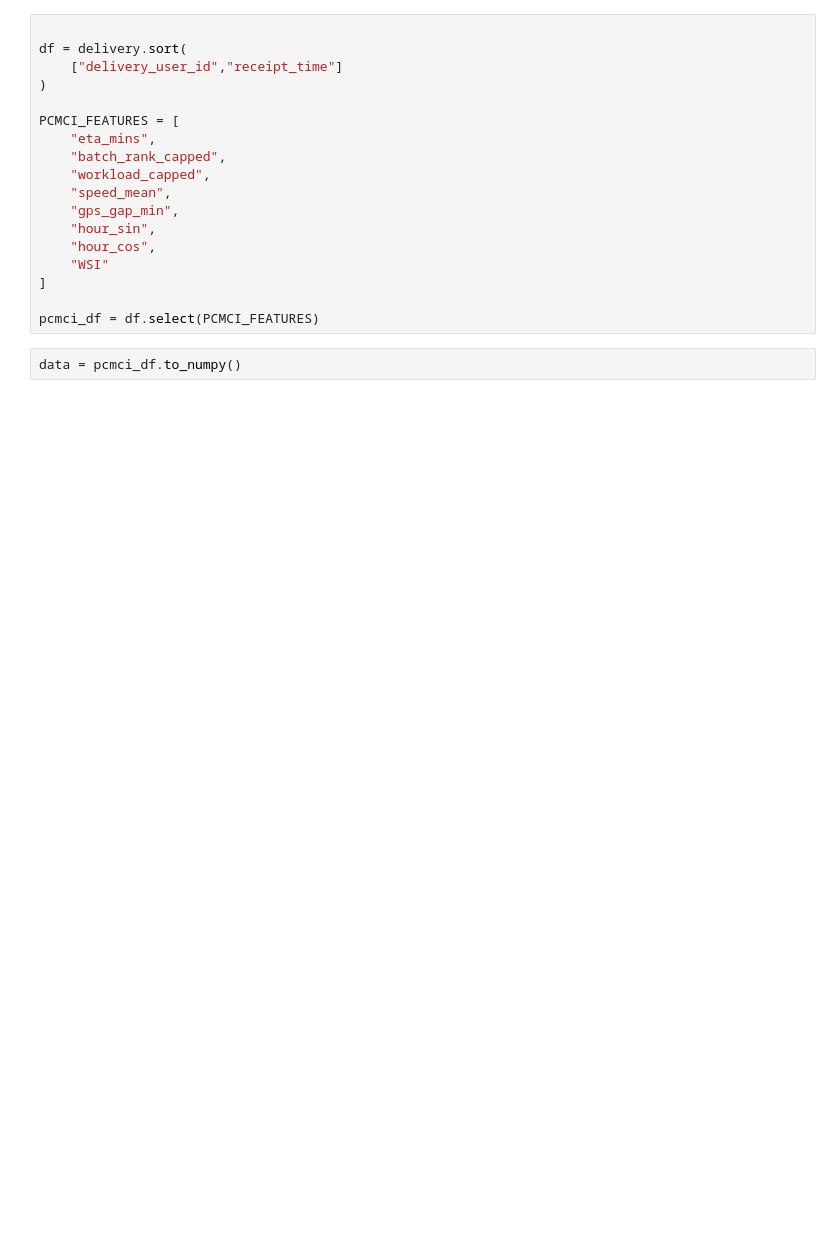
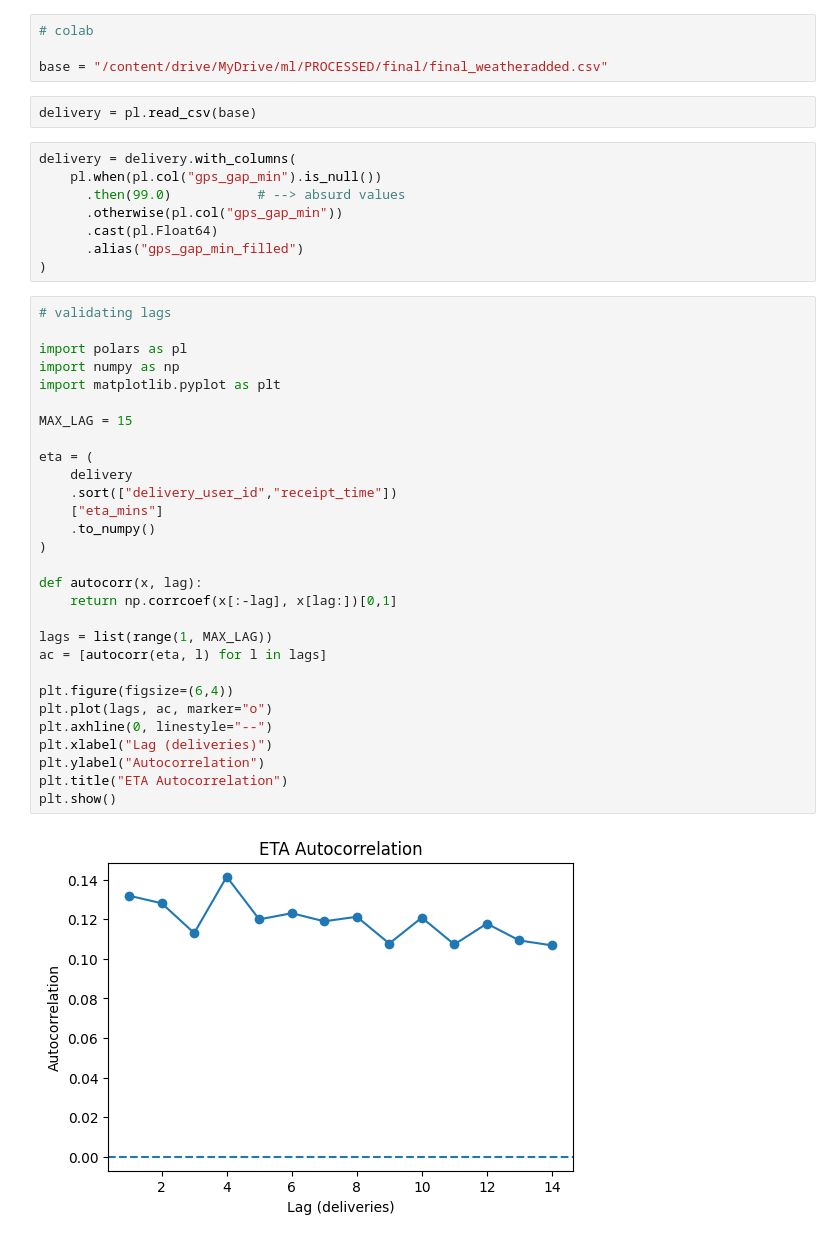
Before and after one commit to aymuos/starship, a Jupyter notebook: core/pcmciplus.ipynb, the cells around one changed output. Cells and saved outputs as stored; diff of their text form; blank space fills up the shorter version.

```diff
--- a/core/pcmciplus.ipynb
+++ b/core/pcmciplus.ipynb
@@ -16,20 +29,45 @@ delivery = pl.read_csv("dataset/ml/final/final_weatheradded.csv")
-# %%
-
-df = delivery.sort(
-    ["delivery_user_id","receipt_time"]
-)
-
-PCMCI_FEATURES = [
-    "eta_mins",
-    "batch_rank_capped",
-    "workload_capped",
-    "speed_mean",
-    "gps_gap_min",
-    "hour_sin",
-    "hour_cos",
-    "WSI"
-]
-
-pcmci_df = df.select(PCMCI_FEATURES)
-# %%
-data = pcmci_df.to_numpy()
+# %%
+# colab
+
+base = "/content/drive/MyDrive/ml/PROCESSED/final/final_weatheradded.csv"
+# %%
+delivery = pl.read_csv(base)
+# %%
+delivery = delivery.with_columns(
+    pl.when(pl.col("gps_gap_min").is_null())
+      .then(99.0)           # --> absurd values
+      .otherwise(pl.col("gps_gap_min"))
+      .cast(pl.Float64)
+      .alias("gps_gap_min_filled")
+)
+# %%
+# validating lags
+
+import polars as pl
+import numpy as np
+import matplotlib.pyplot as plt
+
+MAX_LAG = 15
+
+eta = (
+    delivery
+    .sort(["delivery_user_id","receipt_time"])
+    ["eta_mins"]
+    .to_numpy()
+)
+
+def autocorr(x, lag):
+    return np.corrcoef(x[:-lag], x[lag:])[0,1]
+
+lags = list(range(1, MAX_LAG))
+ac = [autocorr(eta, l) for l in lags]
+
+plt.figure(figsize=(6,4))
+plt.plot(lags, ac, marker="o")
+plt.axhline(0, linestyle="--")
+plt.xlabel("Lag (deliveries)")
+plt.ylabel("Autocorrelation")
+plt.title("ETA Autocorrelation")
+plt.show()
+# %% [output]
+[figure, added]
```
Also changed, not shown: parts of 23 cells of this notebook.
